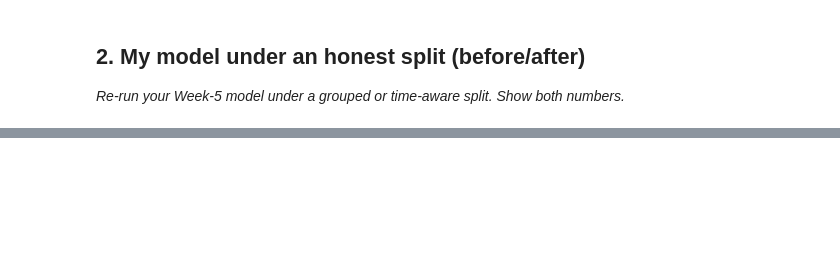
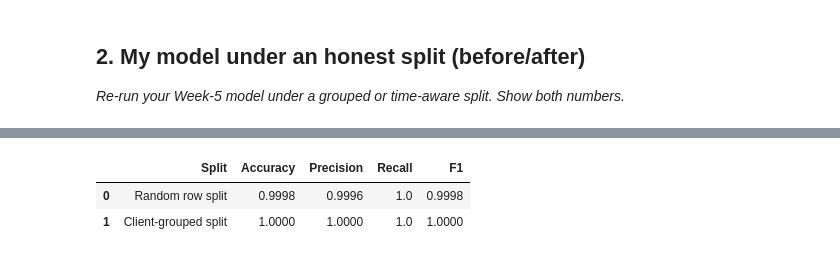
Before and after one commit to Ravikiranbathe/flyrank-ai, a Jupyter notebook: work/notebooks/w06_validation_audit.ipynb, the cells around one changed output, grey strips where cells are left out. Cells and saved outputs as stored; diff of their text form; code cells hidden in the pictures; blank space fills up the shorter version.

```diff
--- a/work/notebooks/w06_validation_audit.ipynb
+++ b/work/notebooks/w06_validation_audit.ipynb
@@ -19,0 +111,87 @@ This skeleton is yours to fill. Work the sections **in order** — each one has
+# %%
+from sklearn.model_selection import train_test_split, GroupShuffleSplit
+from sklearn.ensemble import RandomForestClassifier
+from sklearn.metrics import accuracy_score, precision_score, recall_score, f1_score
+
+# -----------------------------
+# 1. Original Week-5 split
+# -----------------------------
+
+X_train, X_test, y_train, y_test = train_test_split(
+    X,
+    y,
+    test_size=0.2,
+    random_state=42
+)
+
+rf_random = RandomForestClassifier(
+    n_estimators=100,
+    random_state=42
+)
+
+rf_random.fit(X_train, y_train)
+
+y_pred_random = rf_random.predict(X_test)
+
+random_results = {
+    "Split": "Random row split",
+    "Accuracy": accuracy_score(y_test, y_pred_random),
+    "Precision": precision_score(y_test, y_pred_random),
+    "Recall": recall_score(y_test, y_pred_random),
+    "F1": f1_score(y_test, y_pred_random)
+}
+
+# -----------------------------
+# 2. Client-grouped split
+# -----------------------------
+
+gss = GroupShuffleSplit(
+    n_splits=1,
+    test_size=0.2,
+    random_state=42
+)
+
+train_idx, test_idx = next(
+    gss.split(X, y, groups=groups)
+)
+
+X_train_group = X.iloc[train_idx]
+X_test_group = X.iloc[test_idx]
+
+y_train_group = y.iloc[train_idx]
+y_test_group = y.iloc[test_idx]
+
+rf_grouped = RandomForestClassifier(
+    n_estimators=100,
+    random_state=42
+)
+
+rf_grouped.fit(X_train_group, y_train_group)
+
+y_pred_grouped = rf_grouped.predict(X_test_group)
+
+grouped_results = {
+    "Split": "Client-grouped split",
+    "Accuracy": accuracy_score(y_test_group, y_pred_grouped),
+    "Precision": precision_score(y_test_group, y_pred_grouped),
+    "Recall": recall_score(y_test_group, y_pred_grouped),
+    "F1": f1_score(y_test_group, y_pred_grouped)
+}
+
+# -----------------------------
+# 3. Before vs. after table
+# -----------------------------
+
+validation_comparison = pd.DataFrame([
+    random_results,
+    grouped_results
+]).round(4)
+
+print("Validation comparison:")
+display(validation_comparison)
+
+print("Overall target positive rate:", round(y.mean(), 4))
+print("Random test positive rate:", round(y_test.mean(), 4))
+print("Grouped test positive rate:", round(y_test_group.mean(), 4))
+print("Grouped test clients:", groups.iloc[test_idx].nunique())
+# %% [output]
@@ -19,0 +199,3 @@ This skeleton is yours to fill. Work the sections **in order** — each one has
+|  | Split | Accuracy | Precision | Recall | F1 |
+| 0 | Random row split | 0.9998 | 0.9996 | 1.0 | 0.9998 |
+| 1 | Client-grouped split | 1.0000 | 1.0000 | 1.0 | 1.0000 |
```
Also changed, not shown: parts of 19 cells of this notebook.
